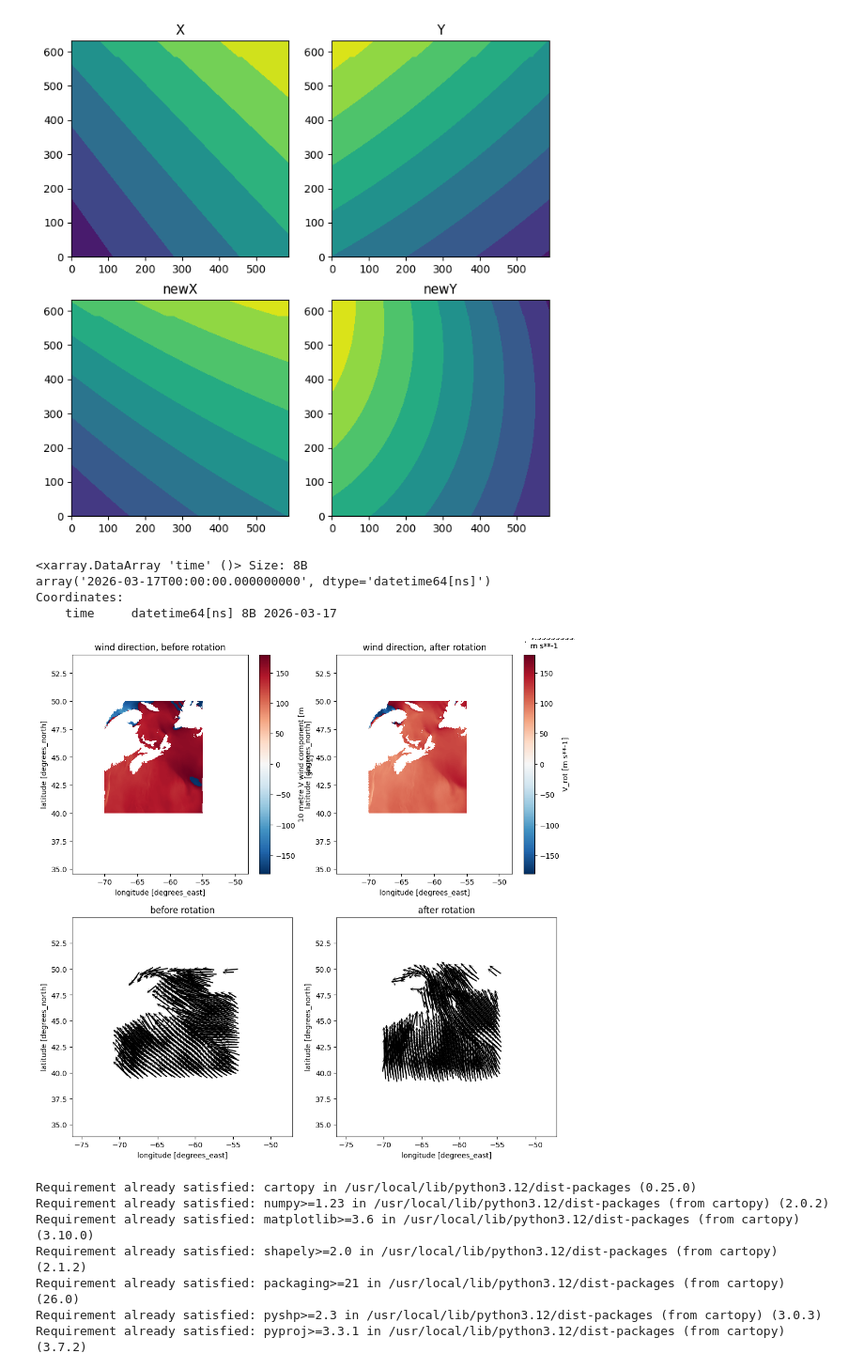
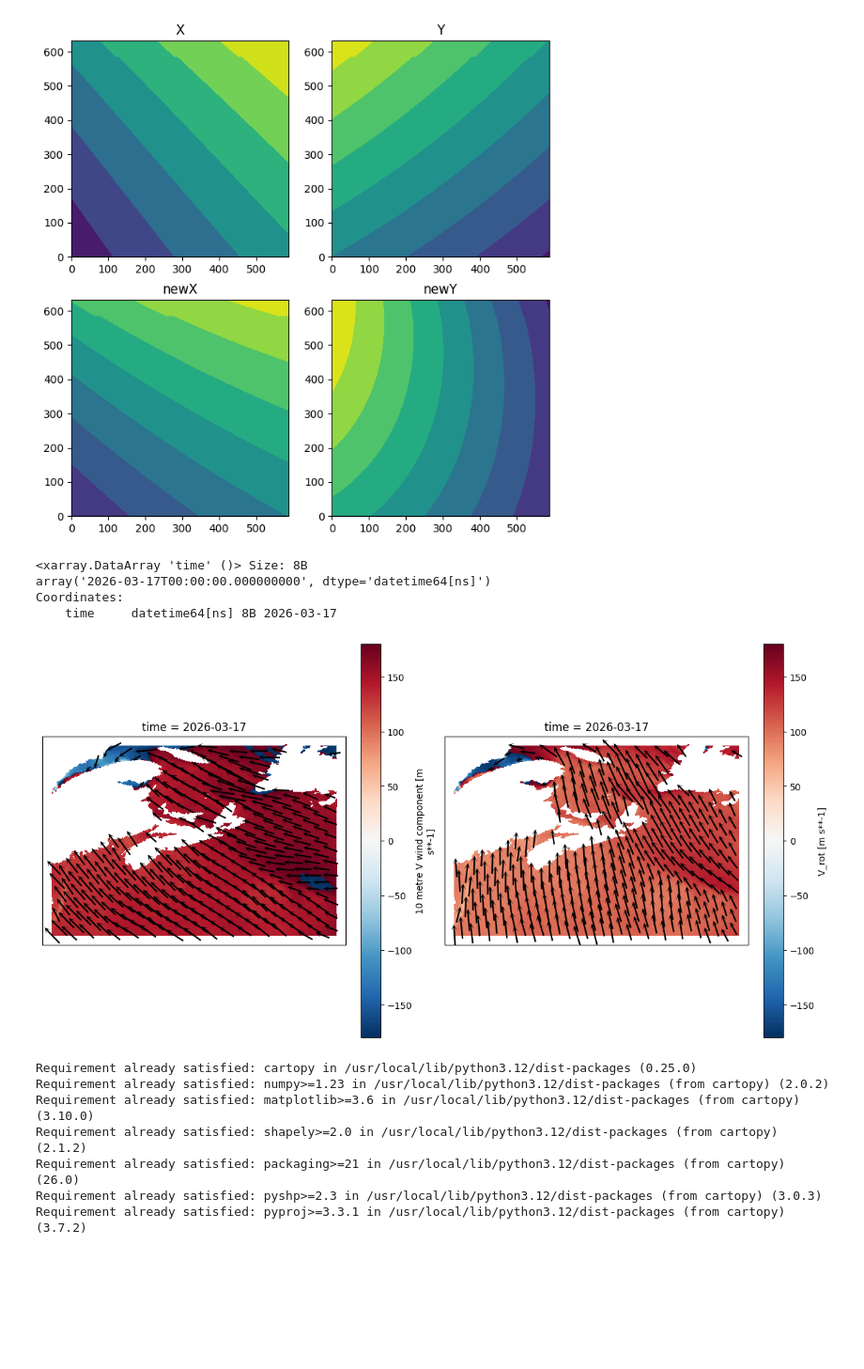
Before and after one commit to jclary-31/Wave_forecast_postprocessing, a Jupyter notebook: Wave.ipynb, the cells around one changed output. Shown at 94% size. Drawn from its saved outputs; the diff is of its cells as text; code cells hidden in the pictures; blank space fills up the shorter version.

```diff
--- a/Wave.ipynb
+++ b/Wave.ipynb
@@ -883,6 +883,9 @@ plt.show()
 [figure]
 # %%
 from numpy._core.defchararray import title
+import cartopy.crs as ccrs # Import cartopy
+import matplotlib.pyplot as plt # Ensure matplotlib is imported for plt.subplots
+
 #########Rotation!
 
 def speed_rotation(ds,angle):
@@ -901,49 +904,74 @@ def speed_rotation(ds,angle):
 
 ds=speed_rotation(ds,theta.mean())
 
+# Create a figure and axes objects with a PlateCarree projection
+fig,ax=plt.subplots(1,2,figsize=(12,12),
+                    layout='constrained',
+                    subplot_kw={'projection':ccrs.PlateCarree()})
 
-
-
-
-fig,ax=plt.subplots(2,2,figsize=(12,12))
-np.rad2deg(np.arctan2(ds['v10'],ds['u10'])).plot(ax=ax[0,0],x='longitude',y='latitude',)
-np.rad2deg(np.arctan2(ds['V_rot'],ds['U_rot'])).plot(ax=ax[0,1],x='longitude',y='latitude',)
-ax[0,0].set_title('wind direction, before rotation')
-ax[0,1].set_title('wind direction, after rotation')
+np.rad2deg(np.arctan2(ds['v10'],ds['u10'])).plot(ax=ax[0],
+                                                 transform=ccrs.PlateCarree(),
+                                                 x='longitude',y='latitude',
+                                                 cbar_kwargs={'shrink':0.5})
+np.rad2deg(np.arctan2(ds['V_rot'],ds['U_rot'])).plot(ax=ax[1],
+                                                   transform=ccrs.PlateCarree(),
+                                                   x='longitude',y='latitude',
+                                                   cbar_kwargs={'shrink':0.5})
+ax[0].set_title('wind direction, before rotation')
+ax[1].set_title('wind direction, after rotation')
 
 
 ###those angle are in math convention! (counterclockwise+ 0at east) + this is where the wind go
 # buoy normally give incoming direction in geographical convention!
-step=16
+step=22
 ds.isel(x=slice(None,None,step), y=slice(None,None,step))\
   .plot.quiver(x='longitude',y='latitude',
                u='u10',v='v10',
+               transform=ccrs.PlateCarree(), # Apply transform to quiver
                #aspect='equal',#size=8,
                width=0.0025*2 ,headaxislength=2,headlength=4,headwidth=4,
-                scale=150,
-               ax=ax[1,0]
+                scale=200,
+               ax=ax[0]
                )
 
 ds.isel(x=slice(None,None,step), y=slice(None,None,step))\
   .plot.quiver(x='longitude',y='latitude',
                u='U_rot',v='V_rot',
+               transform=ccrs.PlateCarree(), # Apply transform to quiver
                width=0.0025*2 ,headaxislength=2,headlength=4,headwidth=4,
-                scale=150,
-               ax=ax[1,1]
+                scale=200,
+               ax=ax[1]
                )
 
-ax[1,0].set_title('before rotation')
-ax[1,1].set_title('after rotation')
+
+
+
+bbox={
+    'min_lat':40-.5,
+    'max_lat':50+.5,
+    'min_lon':-70-.5,
+    'max_lon':-55+.5,
+}
+# Recenter the figure using the bbox
+for i in range(2):
+  ax[i].set_extent([bbox['min_lon'],
+                      bbox['max_lon'],
+                      bbox['min_lat'],
+                      bbox['max_lat']],
+                      crs=ccrs.PlateCarree())
+
+
+#fig.tight_layout()
 
 print(ds.time)
   #!!!compare quiver with
   #https://eccc-msc.github.io/msc-animet/?layers=HRDPS.CONTINENTAL_UU;0.75;0;1;0;1,HRDPS.CONTINENTAL_WD;0.75;0;1;0;1&extent=-10159787,2029488,-2552853,8092049&overlays=Boundaries&range=48,0,l,PT1H
 # %% [output]
 <xarray.DataArray 'time' ()> Size: 8B
 array('2026-03-17T00:00:00.000000000', dtype='datetime64[ns]')
 Coordinates:
     time     datetime64[ns] 8B 2026-03-17
-[figure, old version]
+[figure, new version]
 # %%
 !pip install cartopy
 import matplotlib.pyplot as plt
```
Also changed, not shown: parts of 21 cells of this notebook.
